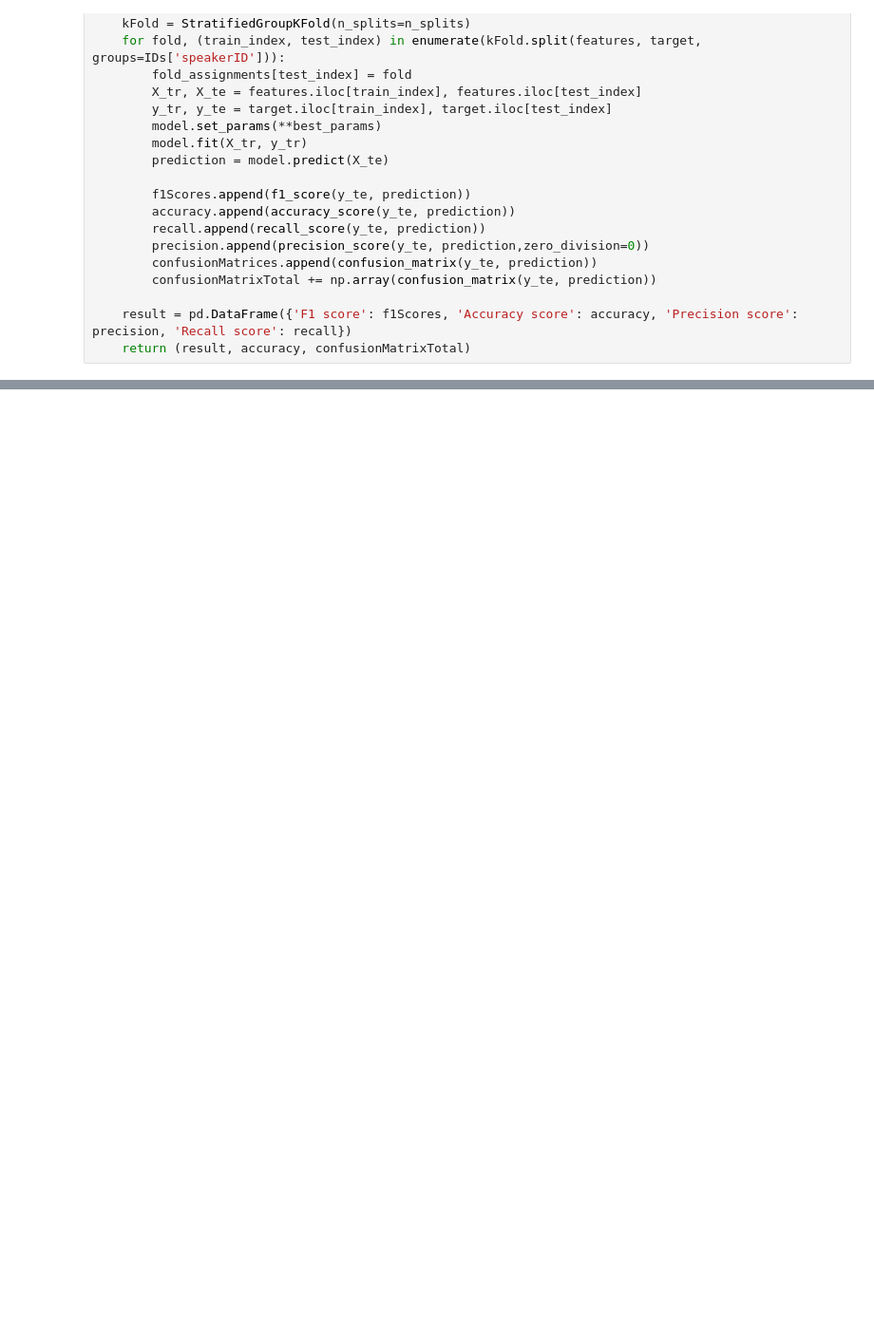
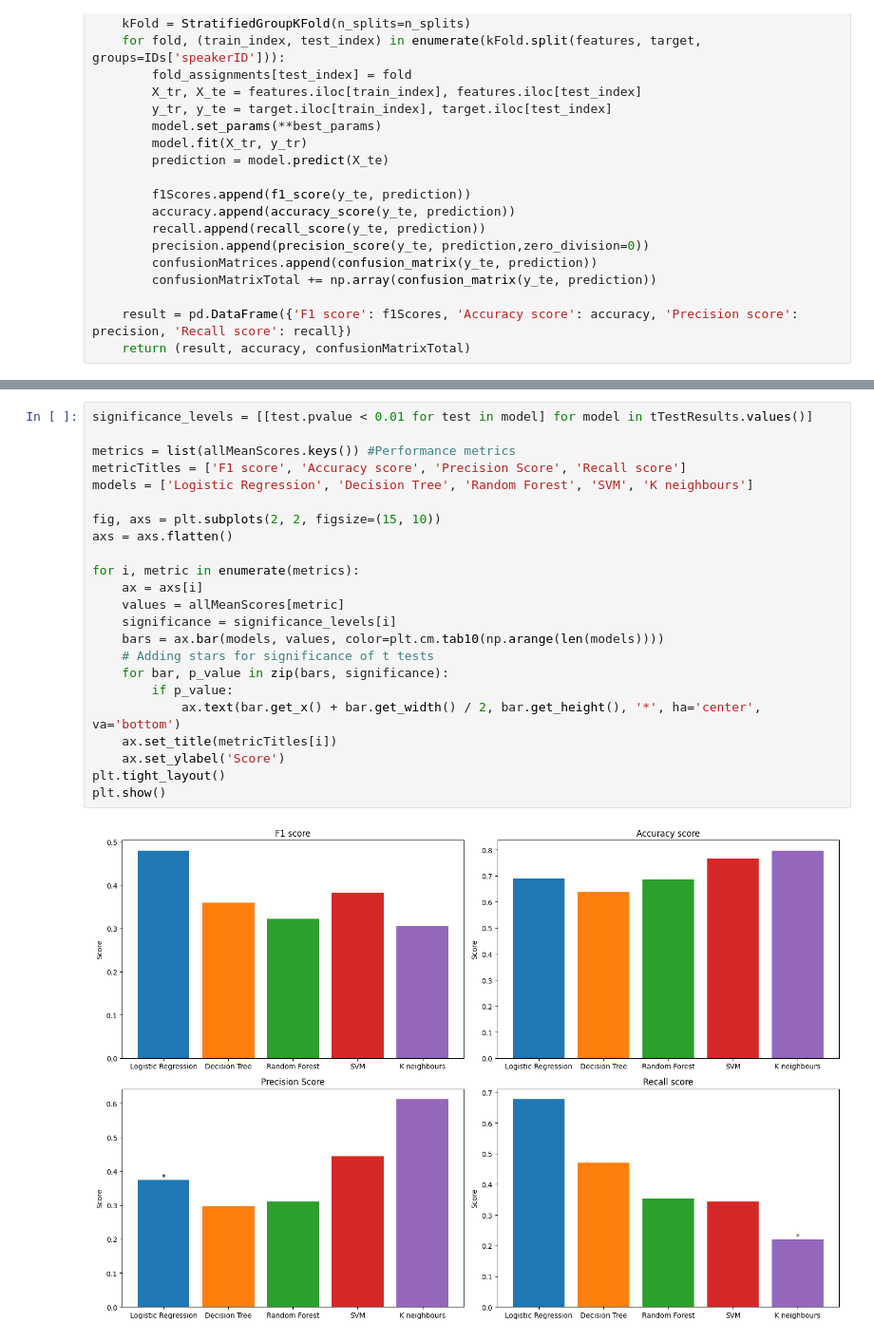
Before and after one commit to sophiak12/Individual_Project, a Jupyter notebook: src/models.ipynb, the cells around one changed output, grey strips where cells are left out. Shown: that part at 95% size. Saved outputs shown, nothing was run; the diff lists cells and outputs as text; blank space fills up the shorter version.

Commit message:
Update bar charts for model perfomance metrics

```diff
--- a/src/models.ipynb
+++ b/src/models.ipynb
@@ -396,0 +359,25 @@ modelBarcharts()
+# %%
+significance_levels = [[test.pvalue < 0.01 for test in model] for model in tTestResults.values()]
+
+metrics = list(allMeanScores.keys()) #Performance metrics
+metricTitles = ['F1 score', 'Accuracy score', 'Precision Score', 'Recall score']
+models = ['Logistic Regression', 'Decision Tree', 'Random Forest', 'SVM', 'K neighbours']
+
+fig, axs = plt.subplots(2, 2, figsize=(15, 10))
+axs = axs.flatten()
+
+for i, metric in enumerate(metrics):
+    ax = axs[i]
+    values = allMeanScores[metric]
+    significance = significance_levels[i]
+    bars = ax.bar(models, values, color=plt.cm.tab10(np.arange(len(models))))
+    # Adding stars for significance of t tests
+    for bar, p_value in zip(bars, significance):
+        if p_value:
+            ax.text(bar.get_x() + bar.get_width() / 2, bar.get_height(), '*', ha='center', va='bottom')
+    ax.set_title(metricTitles[i])
+    ax.set_ylabel('Score')
+plt.tight_layout()
+plt.show()
+# %% [output]
+[figure, added]
```
Also changed, not shown: parts of 5 cells of this notebook, 2 other files.
